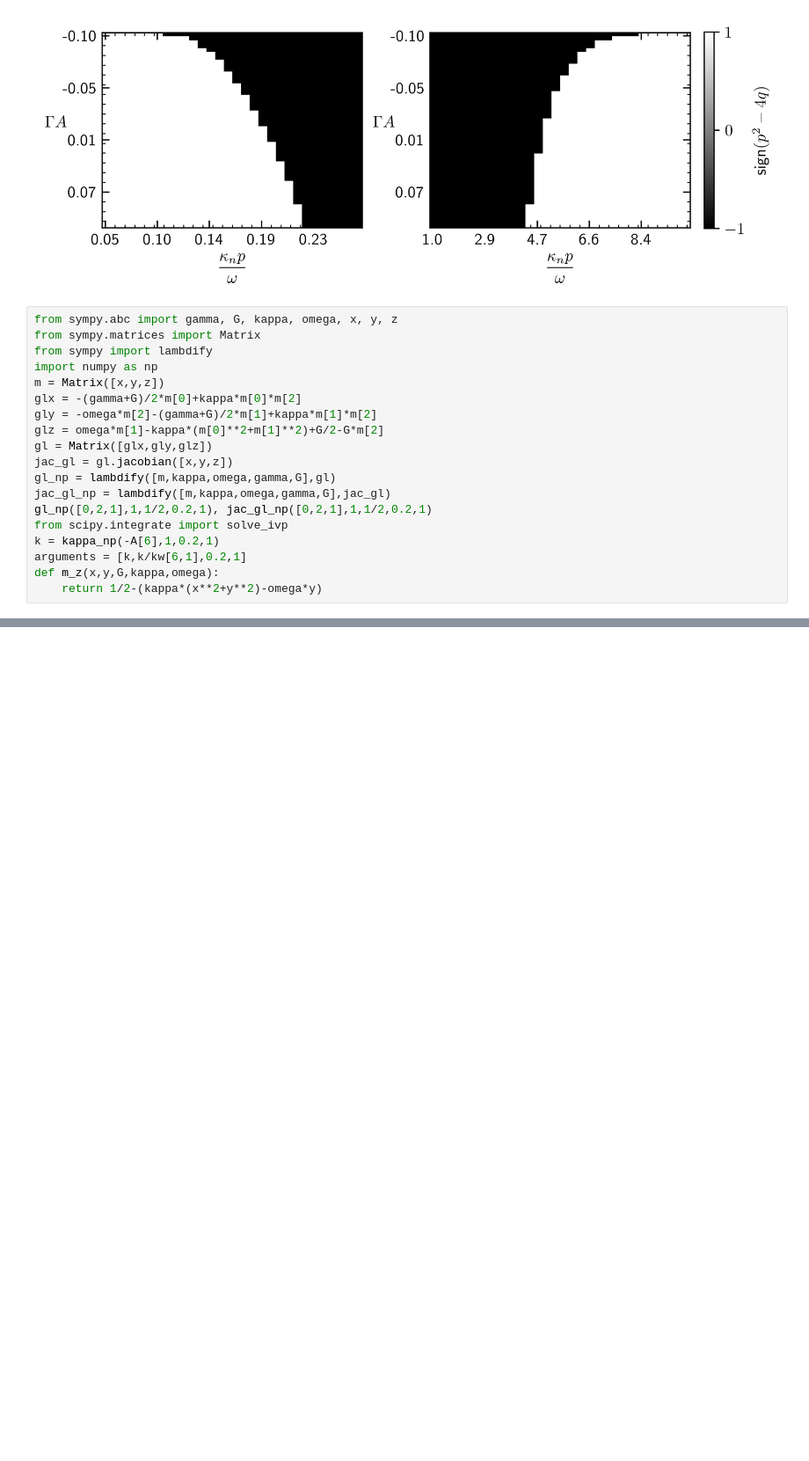
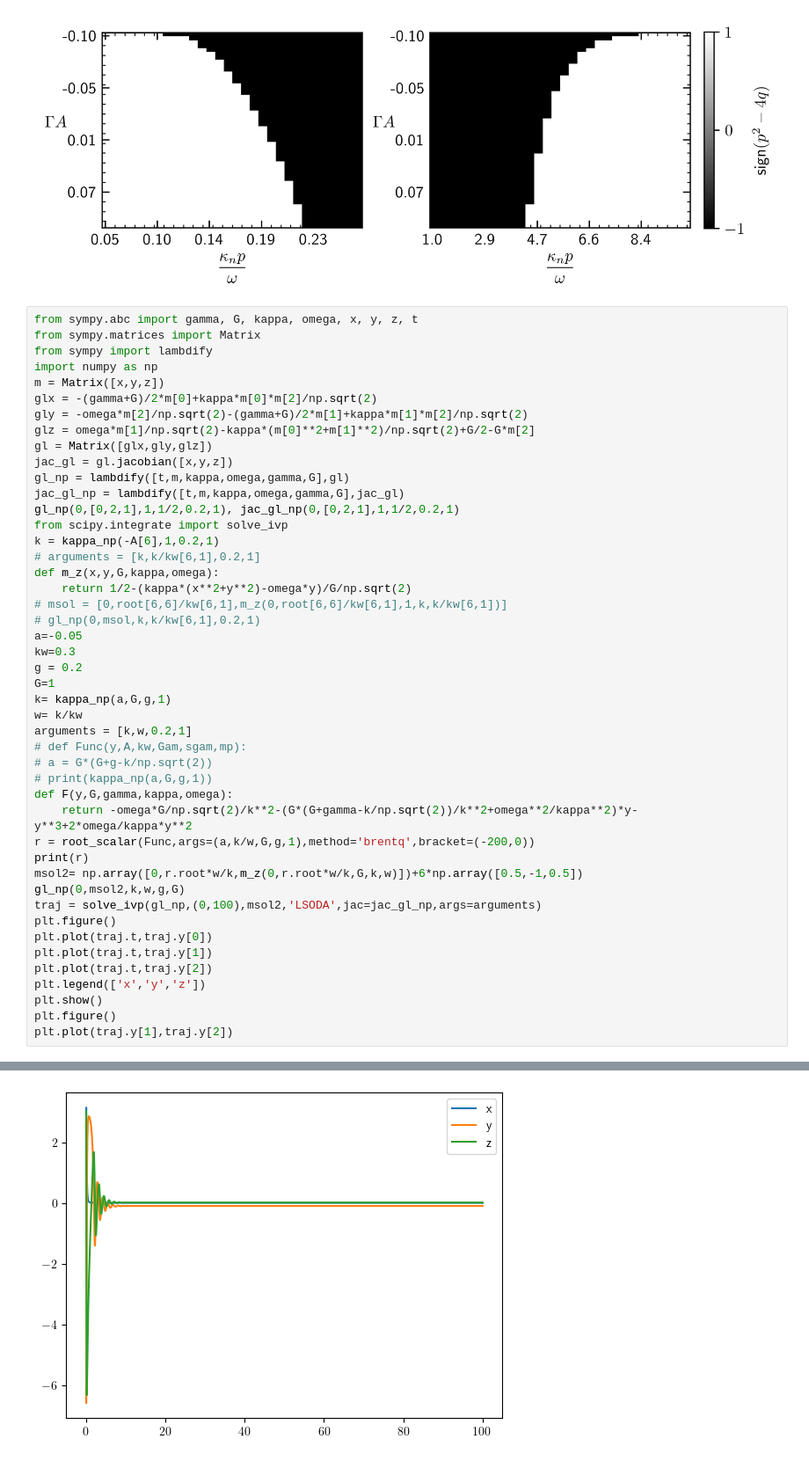
Before and after one commit to ChriGomm/Bachelor_sympy, a Jupyter notebook: fixp_alal.ipynb, the cells around one changed output, grey strips where cells are left out. Shown: that part at 88% size. Drawn from its saved outputs; the diff is of its cells as text; blank space fills up the shorter version.

```diff
--- a/fixp_alal.ipynb
+++ b/fixp_alal.ipynb
@@ -490,21 +651,49 @@ plt.show()
 # %% [output]
 [figure]
 # %%
-from sympy.abc import gamma, G, kappa, omega, x, y, z
+from sympy.abc import gamma, G, kappa, omega, x, y, z, t
 from sympy.matrices import Matrix
 from sympy import lambdify
 import numpy as np
 m = Matrix([x,y,z])
-glx = -(gamma+G)/2*m[0]+kappa*m[0]*m[2]
-gly = -omega*m[2]-(gamma+G)/2*m[1]+kappa*m[1]*m[2]
-glz = omega*m[1]-kappa*(m[0]**2+m[1]**2)+G/2-G*m[2]
+glx = -(gamma+G)/2*m[0]+kappa*m[0]*m[2]/np.sqrt(2)
+gly = -omega*m[2]/np.sqrt(2)-(gamma+G)/2*m[1]+kappa*m[1]*m[2]/np.sqrt(2)
+glz = omega*m[1]/np.sqrt(2)-kappa*(m[0]**2+m[1]**2)/np.sqrt(2)+G/2-G*m[2]
 gl = Matrix([glx,gly,glz])
 jac_gl = gl.jacobian([x,y,z])
-gl_np = lambdify([m,kappa,omega,gamma,G],gl)
-jac_gl_np = lambdify([m,kappa,omega,gamma,G],jac_gl)
-gl_np([0,2,1],1,1/2,0.2,1), jac_gl_np([0,2,1],1,1/2,0.2,1)
+gl_np = lambdify([t,m,kappa,omega,gamma,G],gl)
+jac_gl_np = lambdify([t,m,kappa,omega,gamma,G],jac_gl)
+gl_np(0,[0,2,1],1,1/2,0.2,1), jac_gl_np(0,[0,2,1],1,1/2,0.2,1)
 from scipy.integrate import solve_ivp
 k = kappa_np(-A[6],1,0.2,1)
-arguments = [k,k/kw[6,1],0.2,1]
+# arguments = [k,k/kw[6,1],0.2,1]
 def m_z(x,y,G,kappa,omega):
-    return 1/2-(kappa*(x**2+y**2)-omega*y)
+    return 1/2-(kappa*(x**2+y**2)-omega*y)/G/np.sqrt(2)
+# msol = [0,root[6,6]/kw[6,1],m_z(0,root[6,6]/kw[6,1],1,k,k/kw[6,1])]
+# gl_np(0,msol,k,k/kw[6,1],0.2,1)
+a=-0.05
+kw=0.3
+g = 0.2
+G=1
+k= kappa_np(a,G,g,1)
+w= k/kw
+arguments = [k,w,0.2,1]
+# def Func(y,A,kw,Gam,sgam,mp):
+# a = G*(G+g-k/np.sqrt(2))
+# print(kappa_np(a,G,g,1))
+def F(y,G,gamma,kappa,omega):
+    return -omega*G/np.sqrt(2)/k**2-(G*(G+gamma-k/np.sqrt(2))/k**2+omega**2/kappa**2)*y-y**3+2*omega/kappa*y**2
+r = root_scalar(Func,args=(a,k/w,G,g,1),method='brentq',bracket=(-200,0))
+print(r)
+msol2= np.array([0,r.root*w/k,m_z(0,r.root*w/k,G,k,w)])+6*np.array([0.5,-1,0.5])
+gl_np(0,msol2,k,w,g,G)
+traj = solve_ivp(gl_np,(0,100),msol2,'LSODA',jac=jac_gl_np,args=arguments)
+plt.figure()
+plt.plot(traj.t,traj.y[0])
+plt.plot(traj.t,traj.y[1])
+plt.plot(traj.t,traj.y[2])
+plt.legend(['x','y','z'])
+plt.show()
+plt.figure()
+plt.plot(traj.y[1],traj.y[2])
+# %% [output]
@@ -510,0 +705 @@ def m_z(x,y,G,kappa,omega):
+[figure, added]
```
Also changed, not shown: parts of 9 cells of this notebook, 1 other file.
